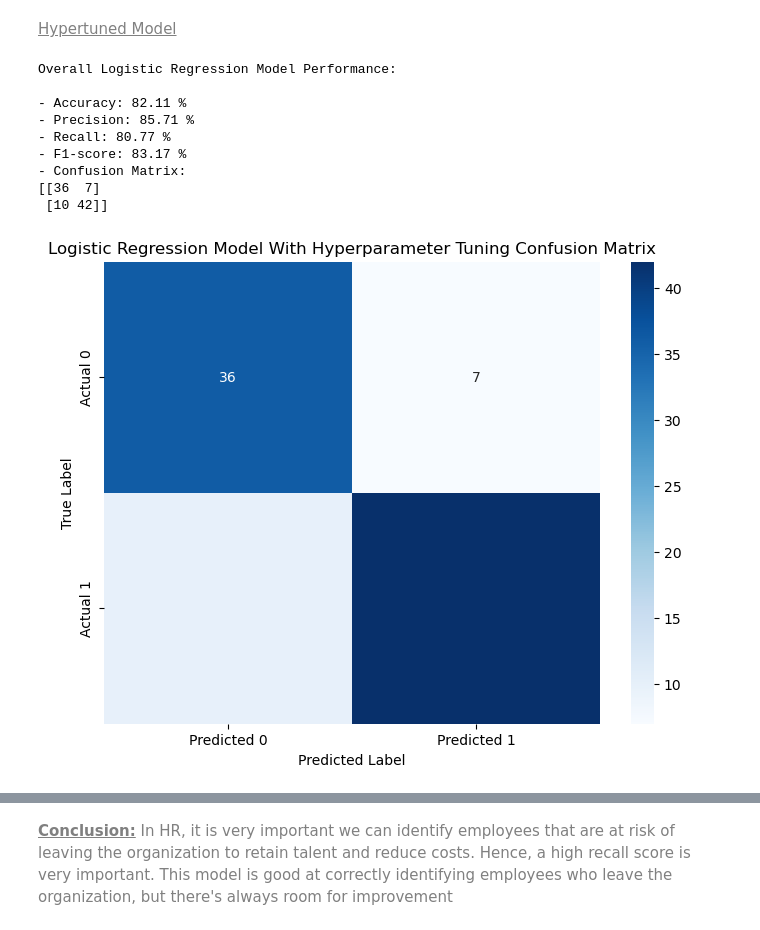
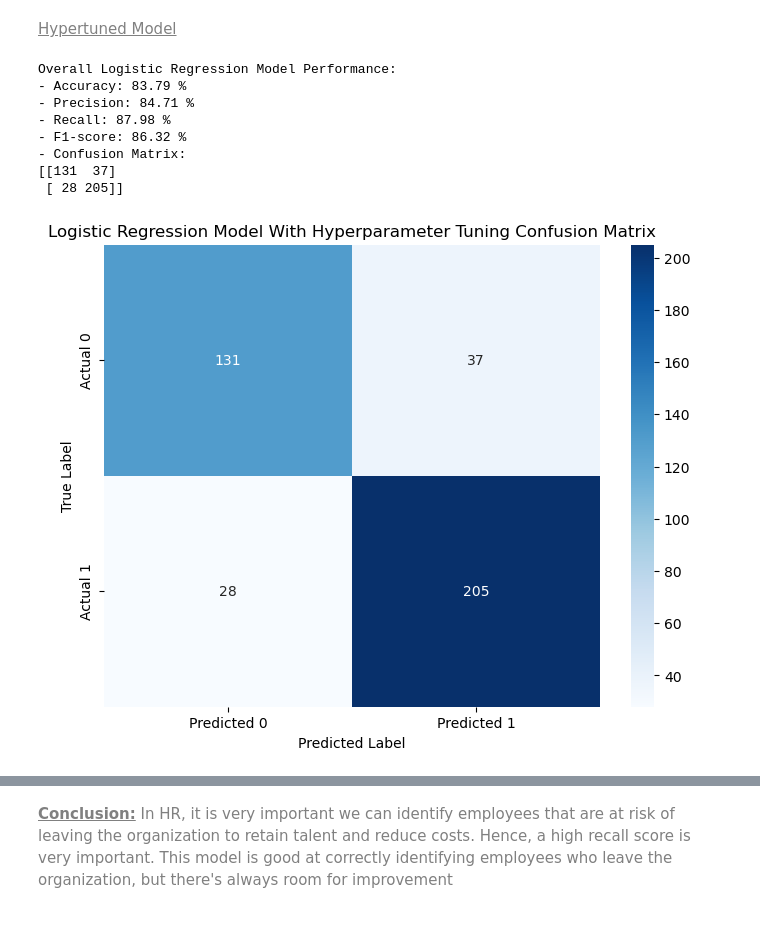
Before and after one commit to lamiselsayed/Employee-Attrition-Analytics-Project, a Jupyter notebook: 1) Data Preprocessing, Chi-Square Analysis, & Logistic Regression Model.ipynb, the cells around one changed output, grey strips where cells are left out. Cells and saved outputs as stored; diff of their text form; code cells hidden in the pictures.

Commit message:
smote-een finally worked so updated the model

```diff
--- a/1) Data Preprocessing, Chi-Square Analysis, & Logistic Regression Model.ipynb
+++ b/1) Data Preprocessing, Chi-Square Analysis, & Logistic Regression Model.ipynb
@@ -768,44 +783,43 @@ Best Parameters:
 # %% [markdown]
 <font color = "gray"><u>Hypertuned Model</u></font>
 # %%
-X_Utrain, X_Utest, y_Utrain, y_Utest = train_test_split(X_Uresampled, y_Uresampled, test_size = 0.20, random_state = 23)
-logURegModel = LogisticRegression(C = 0.004832930238571752, max_iter = 100, penalty = 'l2', solver = 'newton-cg', random_state = 23)
+X_SmoteFS_train, X_SmoteFS_test, y_SmoteFS_train, y_SmoteFS_test = train_test_split(X_smoteFS_resampled, y_smoteFS_resampled, test_size = 0.20, random_state = 23)
+logSmoteFSRegModel = LogisticRegression(C = 0.08858667904100823, max_iter = 100, penalty = 'l2', solver = 'newton-cg', random_state = 23)
 
-logURegModel.fit(X_Utrain, y_Utrain)
-predictionU = logURegModel.predict(X_Utest)
+logSmoteFSRegModel.fit(X_SmoteFS_train, y_SmoteFS_train)
+predictionSmoteFS = logSmoteFSRegModel.predict(X_SmoteFS_test)
 
-logUReg_accuracy = accuracy_score(y_Utest, predictionU)
-logUReg_f1score = f1_score(y_Utest, predictionU)
-logUReg_precision = precision_score(y_Utest, predictionU)
-logUReg_recall = recall_score(y_Utest, predictionU)
-logUReg_confMatrix = confusion_matrix(y_Utest, predictionU)
+logSmoteFSReg_accuracy = accuracy_score(y_SmoteFS_test, predictionSmoteFS)
+logSmoteFSReg_f1score = f1_score(y_SmoteFS_test, predictionSmoteFS)
+logSmoteFSReg_precision = precision_score(y_SmoteFS_test, predictionSmoteFS)
+logSmoteFSReg_recall = recall_score(y_SmoteFS_test, predictionSmoteFS)
+logSmoteFSReg_confMatrix = confusion_matrix(y_SmoteFS_test, predictionSmoteFS)
 
 
-print("Overall Logistic Regression Model Performance:\n")
-print(f'- Accuracy: {logUReg_accuracy * 100:.2f} %')
-print(f'- Precision: {logUReg_precision * 100:.2f} %')
-print(f'- Recall: {logUReg_recall * 100:.2f} %')
-print(f'- F1-score: {logUReg_f1score * 100:.2f} %')
-print(f'- Confusion Matrix: \n{logUReg_confMatrix}')
+print("Overall Logistic Regression Model Performance:")
+print(f'- Accuracy: {logSmoteFSReg_accuracy * 100:.2f} %')
+print(f'- Precision: {logSmoteFSReg_precision * 100:.2f} %')
+print(f'- Recall: {logSmoteFSReg_recall * 100:.2f} %')
+print(f'- F1-score: {logSmoteFSReg_f1score * 100:.2f} %')
+print(f'- Confusion Matrix: \n{logSmoteFSReg_confMatrix}')
 
 
 plt.figure(figsize=(8, 6))
-sns.heatmap(logUReg_confMatrix, annot = True, fmt = 'd', cmap ='Blues', cbar = True,
+sns.heatmap(logSmoteFSReg_confMatrix, annot = True, fmt = 'd', cmap ='Blues', cbar = True,
             xticklabels = ['Predicted 0', 'Predicted 1'],
             yticklabels = ['Actual 0', 'Actual 1'])
 plt.xlabel('Predicted Label')
 plt.ylabel('True Label')
 plt.title('Logistic Regression Model With Hyperparameter Tuning Confusion Matrix')
 plt.show()
 # %% [output]
 Overall Logistic Regression Model Performance:
-
-- Accuracy: 82.11 %
-- Precision: 85.71 %
-- Recall: 80.77 %
-- F1-score: 83.17 %
+- Accuracy: 83.79 %
+- Precision: 84.71 %
+- Recall: 87.98 %
+- F1-score: 86.32 %
 - Confusion Matrix:
-[[36  7]
- [10 42]]
+[[131  37]
+ [ 28 205]]
-[figure, old version]
+[figure, new version]
 # %% [markdown]
```
Also changed, not shown: parts of 18 cells of this notebook.
